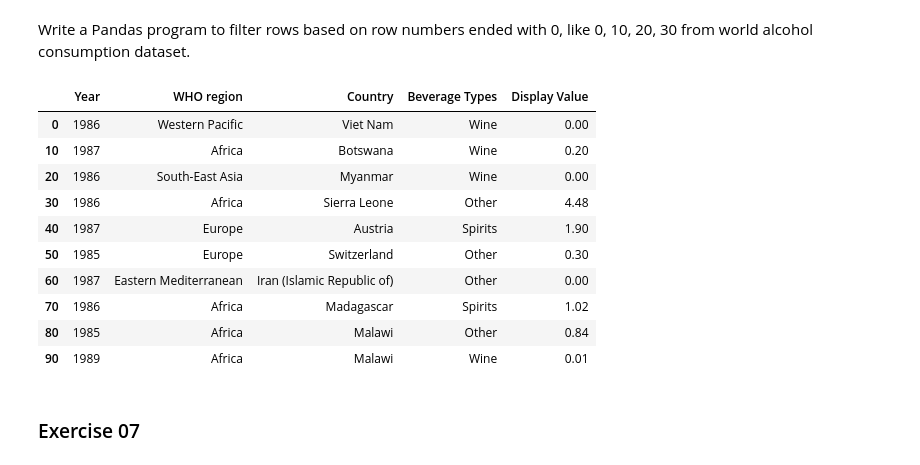
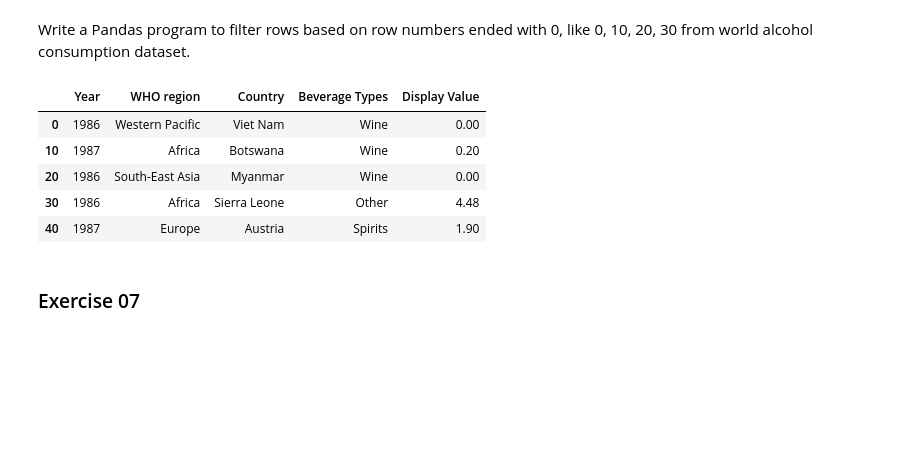
Before and after one commit to minemi-su/Exercises_PY, a Jupyter notebook: Data Manipulation/More_Exercises.ipynb, the cells around one changed output. Cells and saved outputs as stored; diff of their text form; code cells hidden in the pictures; blank space fills up the shorter version.

```diff
--- a/Data Manipulation/More_Exercises.ipynb
+++ b/Data Manipulation/More_Exercises.ipynb
@@ -85,19 +86,14 @@ E_05.Country.size
 # %% [markdown]
 Write a Pandas program to filter rows based on row numbers ended with 0, like 0, 10, 20, 30 from world alcohol consumption dataset.
 # %%
-T_world_alcohol.filter(regex='0$', axis=0)
+T_world_alcohol.filter(regex='0$', axis=0).head()
 # %% [output]
 |  | Year | WHO region | Country | Beverage Types | Display Value |
 | 0 | 1986 | Western Pacific | Viet Nam | Wine | 0.00 |
 | 10 | 1987 | Africa | Botswana | Wine | 0.20 |
 | 20 | 1986 | South-East Asia | Myanmar | Wine | 0.00 |
 | 30 | 1986 | Africa | Sierra Leone | Other | 4.48 |
 | 40 | 1987 | Europe | Austria | Spirits | 1.90 |
-| 50 | 1985 | Europe | Switzerland | Other | 0.30 |
-| 60 | 1987 | Eastern Mediterranean | Iran (Islamic Republic of) | Other | 0.00 |
-| 70 | 1986 | Africa | Madagascar | Spirits | 1.02 |
-| 80 | 1985 | Africa | Malawi | Other | 0.84 |
-| 90 | 1989 | Africa | Malawi | Wine | 0.01 |
 # %% [markdown]
 ### Exercise 07
 # %%
```
Also changed, not shown: parts of 28 cells of this notebook.
